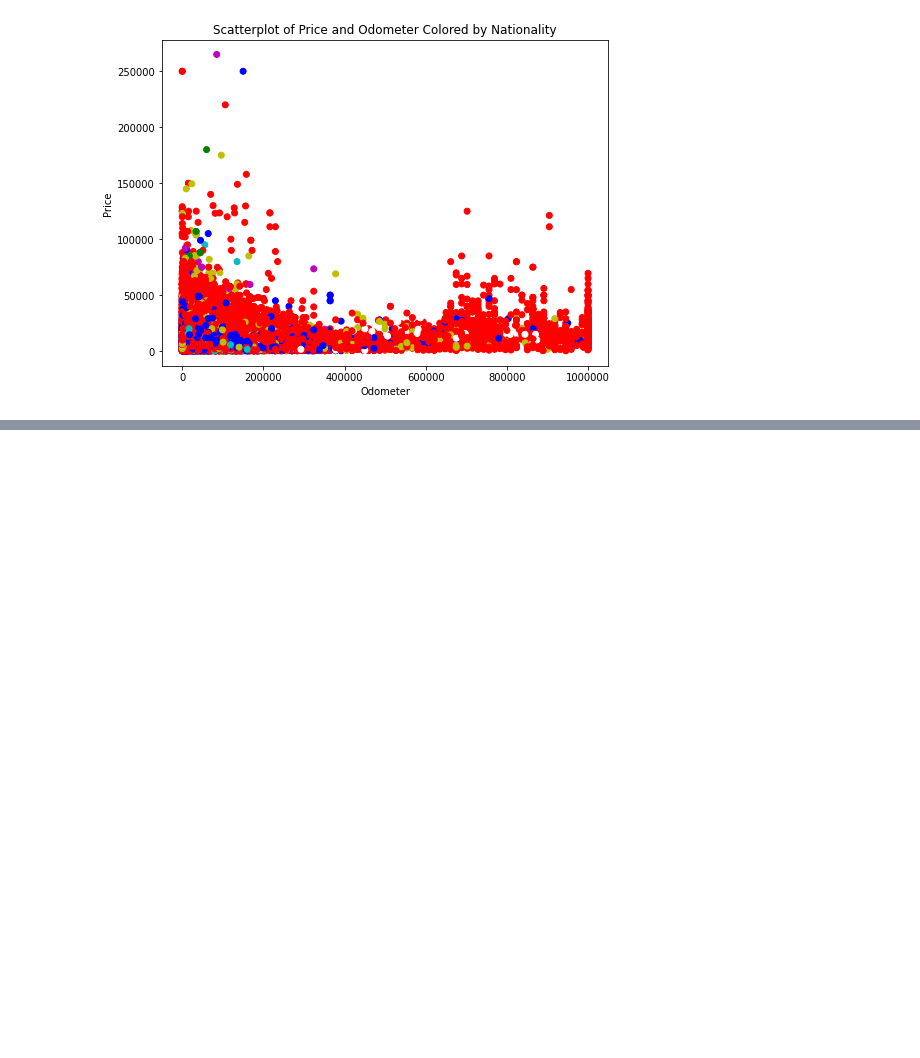
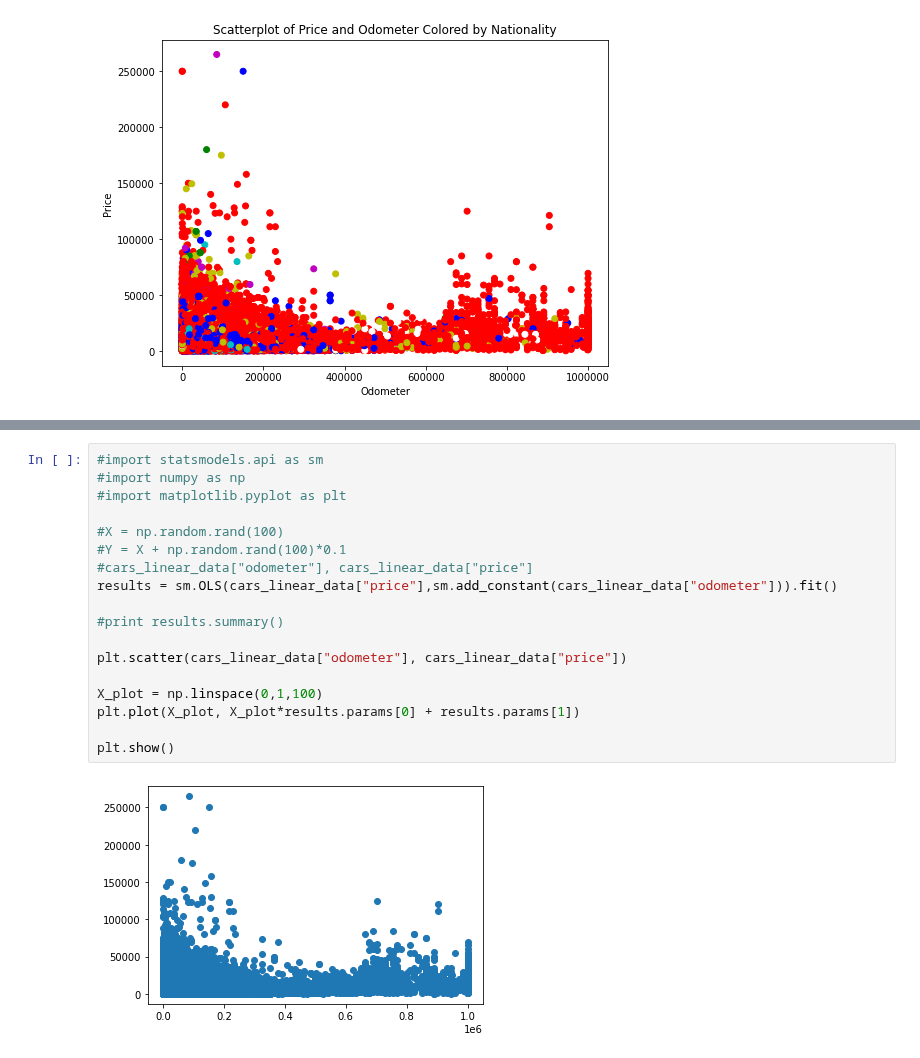
Before and after one commit to matthiasronnau/BANA-212-Final-Project, a Jupyter notebook: BANA-212 Final Project.ipynb, the cells around one changed output, grey strips where cells are left out. Drawn from its saved outputs; the diff is of its cells as text; blank space fills up the shorter version.

```diff
--- a/BANA-212 Final Project.ipynb
+++ b/BANA-212 Final Project.ipynb
@@ -579,3 +612,23 @@ plt.title("Scatterplot of Price and Year Colored by Nationality")
 # %% [output]
 Text(0.5, 1.0, 'Scatterplot of Price and Year Colored by Nationality')
 [figure]
+# %%
+#import statsmodels.api as sm
+#import numpy as np
+#import matplotlib.pyplot as plt
+
+#X = np.random.rand(100)
+#Y = X + np.random.rand(100)*0.1
+#cars_linear_data["odometer"], cars_linear_data["price"]
+results = sm.OLS(cars_linear_data["price"],sm.add_constant(cars_linear_data["odometer"])).fit()
+
+#print results.summary()
+
+plt.scatter(cars_linear_data["odometer"], cars_linear_data["price"])
+
+X_plot = np.linspace(0,1,100)
+plt.plot(X_plot, X_plot*results.params[0] + results.params[1])
+
+plt.show()
+# %% [output]
+[figure, added]
```
Also changed, not shown: parts of 17 cells of this notebook.
